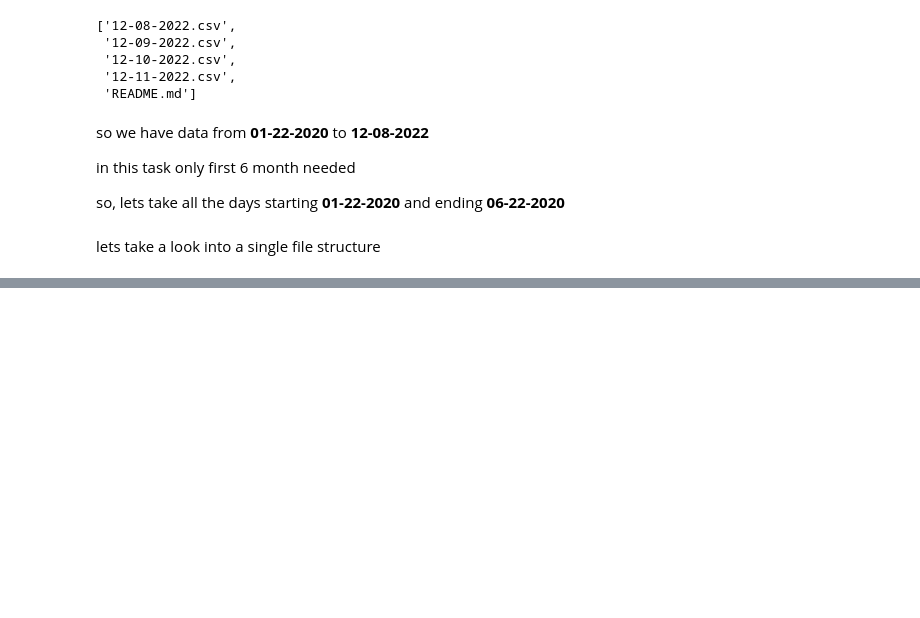
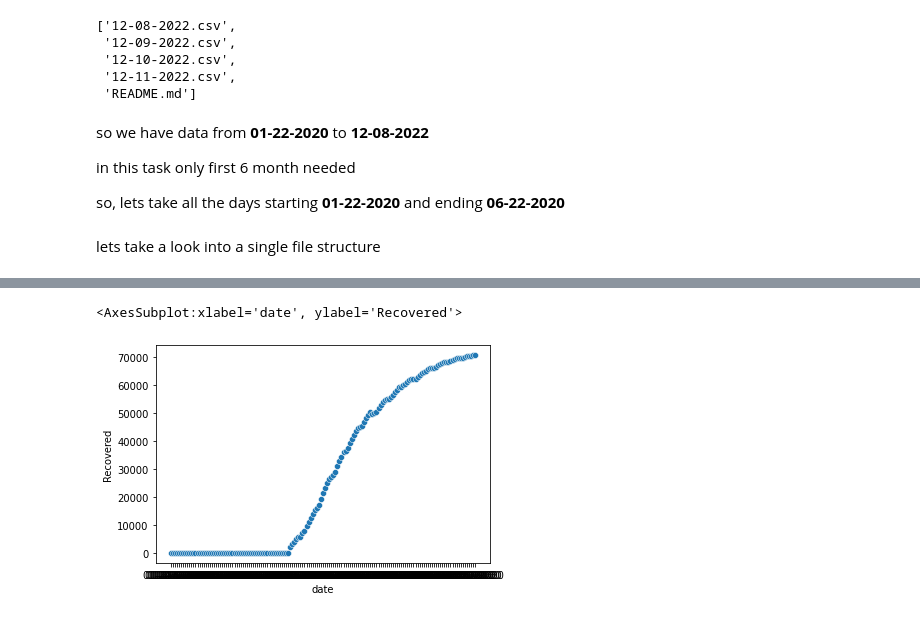
Before and after one commit to nazariinyzhnyk/covid-data-flaws-test-task, a Jupyter notebook: eda_needed.ipynb, the cells around one changed output, grey strips where cells are left out. Drawn from its saved outputs; the diff is of its cells as text; code cells hidden in the pictures; blank space fills up the shorter version.

```diff
--- a/eda_needed.ipynb
+++ b/eda_needed.ipynb
@@ -75,0 +207,5 @@ df.tail(5)
+# %%
+sns.scatterplot(x="date", y="Recovered", data=france_df)
+# %% [output]
+<AxesSubplot:xlabel='date', ylabel='Recovered'>
+[figure, added]
```
Also changed, not shown: parts of 34 cells of this notebook, 7 other files.
